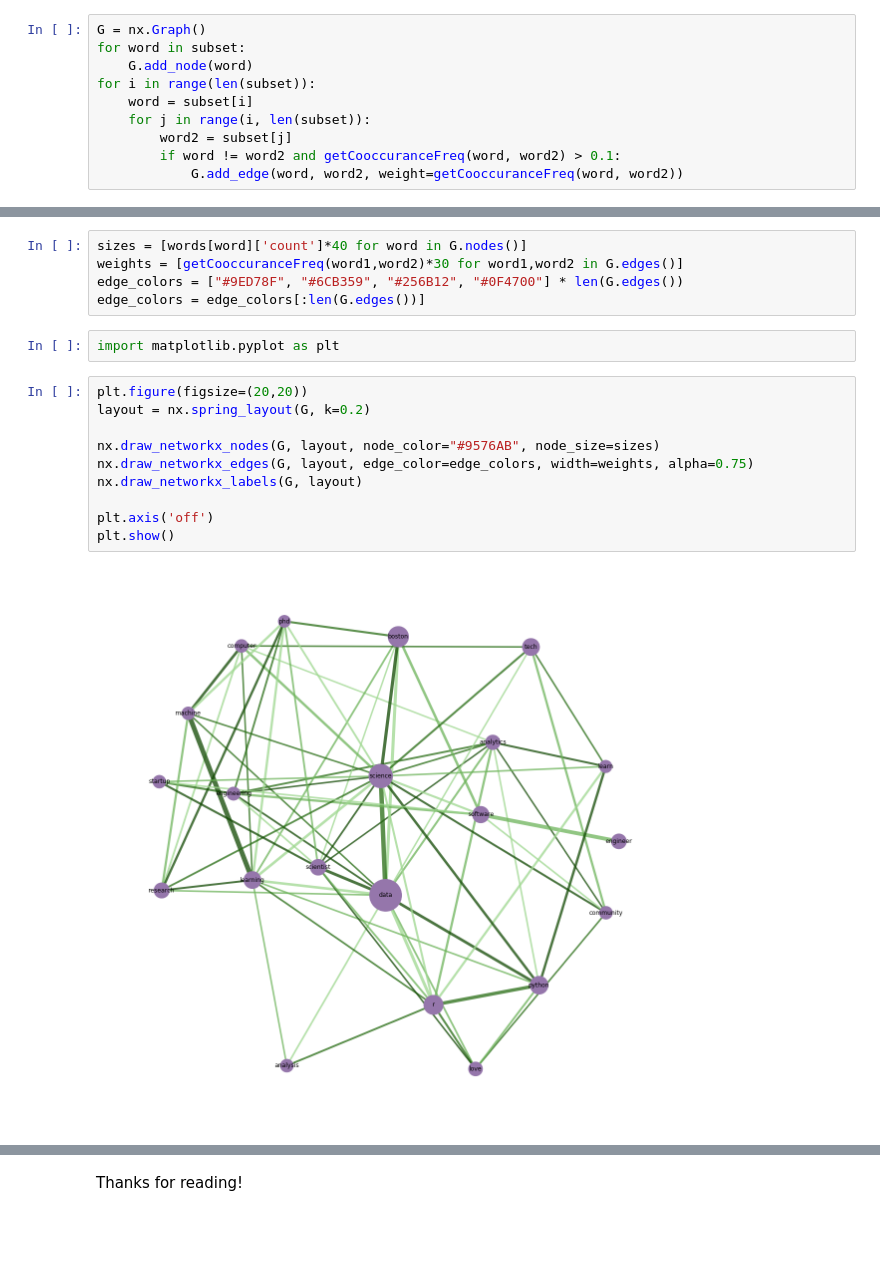
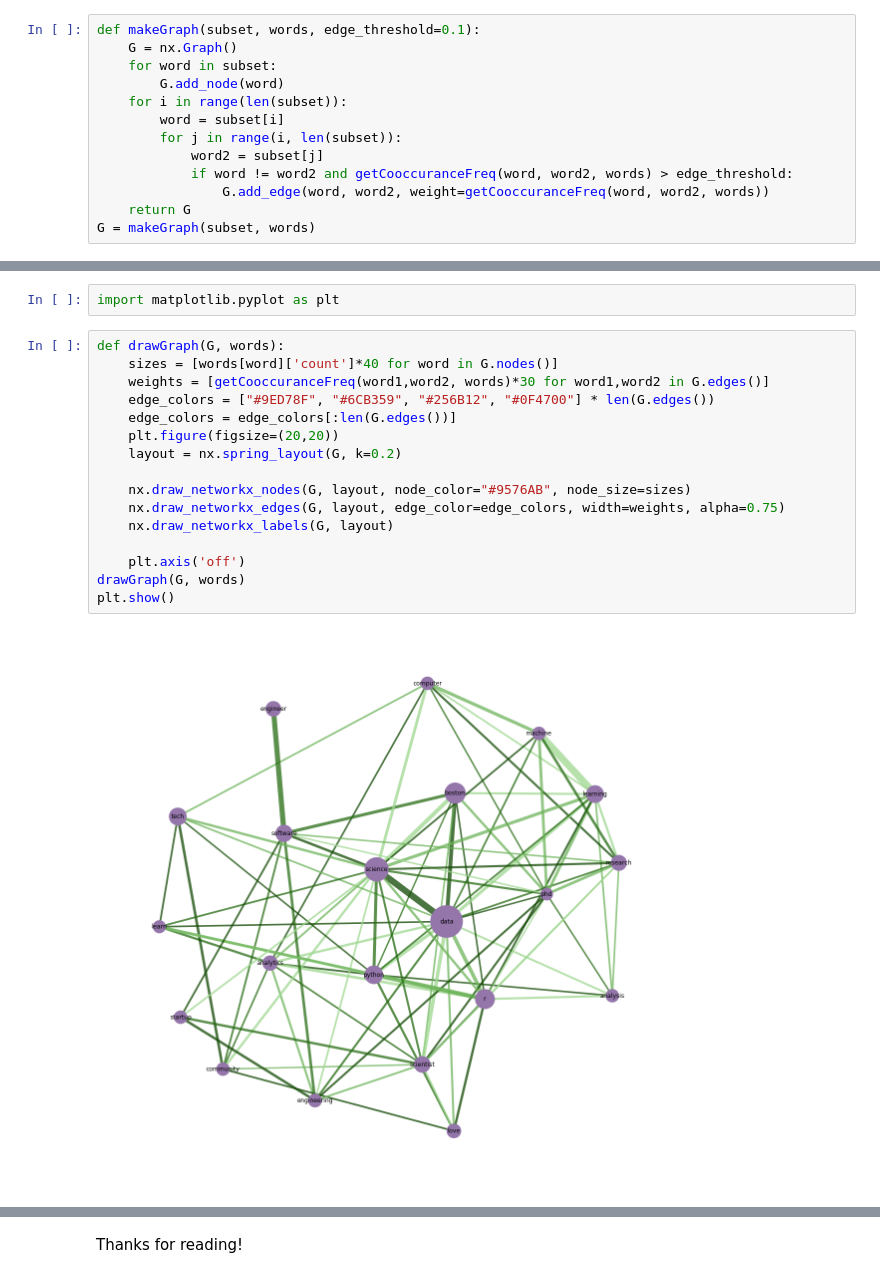
Before and after one commit to dovinmu/python-viz-notebooks, a Jupyter notebook: intro analysis.ipynb, the cells around one changed output, grey strips where cells are left out. Cells and saved outputs as stored; diff of their text form; blank space fills up the shorter version.

Commit message:
Abstracted into methods and made another graph

```diff
--- a/intro analysis.ipynb
+++ b/intro analysis.ipynb
@@ -168,33 +170,37 @@ Since complete graphs (where every node is connected to every other node) aren't
 # %%
 import networkx as nx
 # %%
-G = nx.Graph()
-for word in subset:
-    G.add_node(word)
-for i in range(len(subset)):
-    word = subset[i]
-    for j in range(i, len(subset)):
-        word2 = subset[j]
-        if word != word2 and getCooccuranceFreq(word, word2) > 0.1:
-            G.add_edge(word, word2, weight=getCooccuranceFreq(word, word2))
+def makeGraph(subset, words, edge_threshold=0.1):
+    G = nx.Graph()
+    for word in subset:
+        G.add_node(word)
+    for i in range(len(subset)):
+        word = subset[i]
+        for j in range(i, len(subset)):
+            word2 = subset[j]
+            if word != word2 and getCooccuranceFreq(word, word2, words) > edge_threshold:
+                G.add_edge(word, word2, weight=getCooccuranceFreq(word, word2, words))
+    return G
+G = makeGraph(subset, words)
 # %% [markdown]
 We'll make the sizes of the nodes proportional to the number of intros that keyword appears in, and make the edge weight proportional to the co-occurance frequency. And for legibility, we'll make the edges one of 4 shades of green.
-# %%
-sizes = [words[word]['count']*40 for word in G.nodes()]
-weights = [getCooccuranceFreq(word1,word2)*30 for word1,word2 in G.edges()]
-edge_colors = ["#9ED78F", "#6CB359", "#256B12", "#0F4700"] * len(G.edges())
-edge_colors = edge_colors[:len(G.edges())]
 # %%
 import matplotlib.pyplot as plt
 # %%
-plt.figure(figsize=(20,20))
-layout = nx.spring_layout(G, k=0.2)
+def drawGraph(G, words):
+    sizes = [words[word]['count']*40 for word in G.nodes()]
+    weights = [getCooccuranceFreq(word1,word2, words)*30 for word1,word2 in G.edges()]
+    edge_colors = ["#9ED78F", "#6CB359", "#256B12", "#0F4700"] * len(G.edges())
+    edge_colors = edge_colors[:len(G.edges())]
+    plt.figure(figsize=(20,20))
+    layout = nx.spring_layout(G, k=0.2)
 
-nx.draw_networkx_nodes(G, layout, node_color="#9576AB", node_size=sizes)
-nx.draw_networkx_edges(G, layout, edge_color=edge_colors, width=weights, alpha=0.75)
-nx.draw_networkx_labels(G, layout)
+    nx.draw_networkx_nodes(G, layout, node_color="#9576AB", node_size=sizes)
+    nx.draw_networkx_edges(G, layout, edge_color=edge_colors, width=weights, alpha=0.75)
+    nx.draw_networkx_labels(G, layout)
 
-plt.axis('off')
+    plt.axis('off')
+drawGraph(G, words)
 plt.show()
 # %% [output]
-[figure, old version]
+[figure, new version]
```
Also changed, not shown: parts of 5 cells of this notebook.
